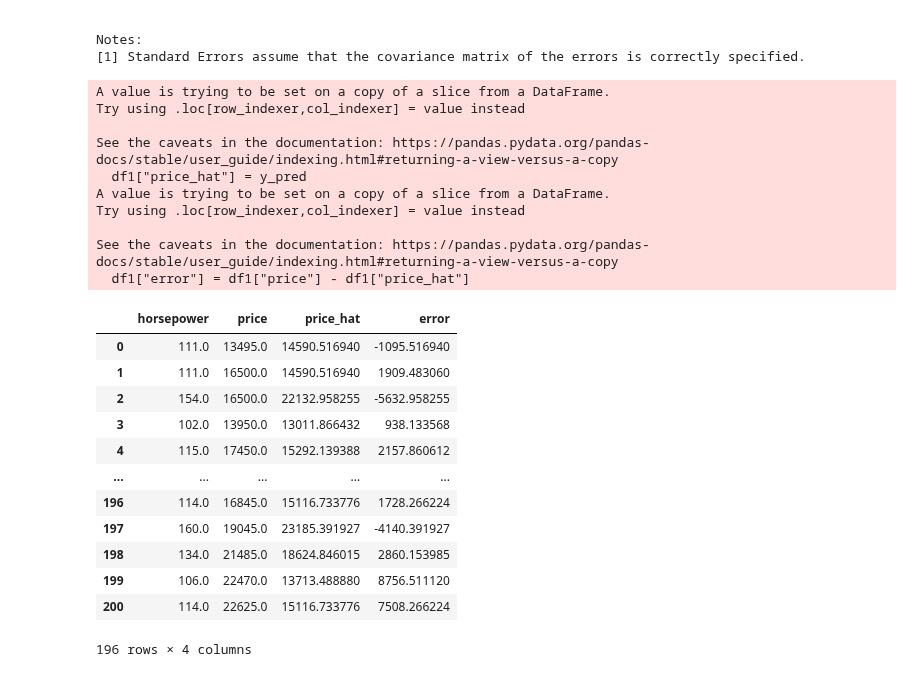
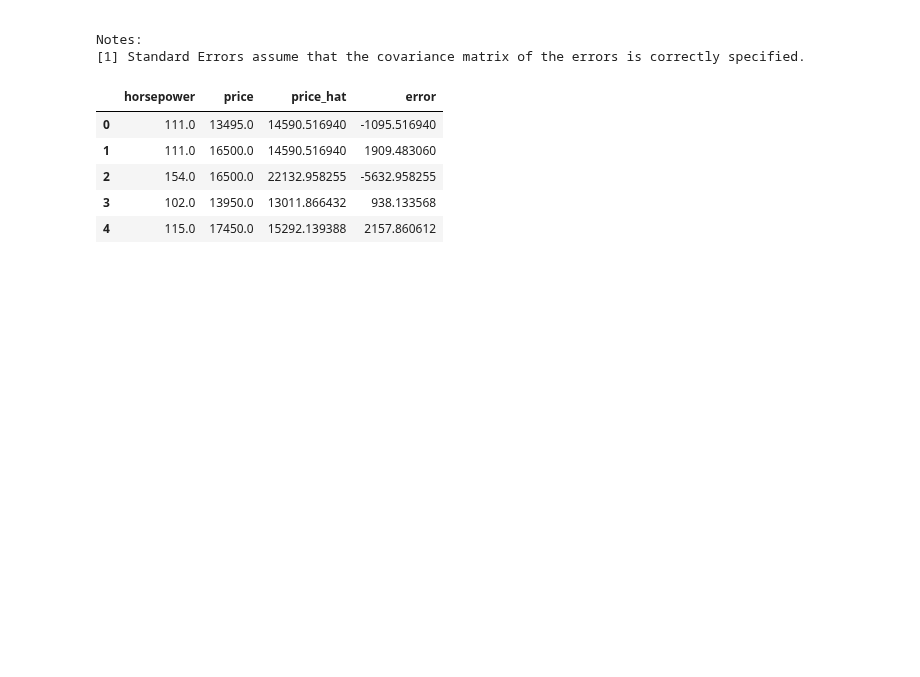
Before and after one commit to jgomezz/cpe_ciencia_datos_python, a Jupyter notebook: mod3_analitica_datos_python/semana_03_desarrollo_modelo.ipynb, the cells around one changed output. Cells and saved outputs as stored; diff of their text form; code cells hidden in the pictures; blank space fills up the shorter version.

```diff
--- a/mod3_analitica_datos_python/semana_03_desarrollo_modelo.ipynb
+++ b/mod3_analitica_datos_python/semana_03_desarrollo_modelo.ipynb
@@ -487,31 +487,16 @@ Notes:
 # %%
 x = df1['horsepower']
 #
 y_pred = results.predict(x)
-df1["price_hat"] = y_pred
-df1["error"] = df1["price"] - df1["price_hat"]
-df1
+
+df1.loc[:,"price_hat"] = y_pred
+df1.loc[:,"error"] = df1["price"] - df1["price_hat"]
+
+df1.head()
 # %% [output]
-A value is trying to be set on a copy of a slice from a DataFrame.
-Try using .loc[row_indexer,col_indexer] = value instead
-
-See the caveats in the documentation: https://pandas.pydata.org/pandas-docs/stable/user_guide/indexing.html#returning-a-view-versus-a-copy
-  df1["price_hat"] = y_pred
-A value is trying to be set on a copy of a slice from a DataFrame.
-Try using .loc[row_indexer,col_indexer] = value instead
-
-See the caveats in the documentation: https://pandas.pydata.org/pandas-docs/stable/user_guide/indexing.html#returning-a-view-versus-a-copy
-  df1["error"] = df1["price"] - df1["price_hat"]
 |  | horsepower | price | price_hat | error |
 | 0 | 111.0 | 13495.0 | 14590.516940 | -1095.516940 |
 | 1 | 111.0 | 16500.0 | 14590.516940 | 1909.483060 |
 | 2 | 154.0 | 16500.0 | 22132.958255 | -5632.958255 |
 | 3 | 102.0 | 13950.0 | 13011.866432 | 938.133568 |
 | 4 | 115.0 | 17450.0 | 15292.139388 | 2157.860612 |
-| ... | ... | ... | ... | ... |
-| 196 | 114.0 | 16845.0 | 15116.733776 | 1728.266224 |
-| 197 | 160.0 | 19045.0 | 23185.391927 | -4140.391927 |
-| 198 | 134.0 | 21485.0 | 18624.846015 | 2860.153985 |
-| 199 | 106.0 | 22470.0 | 13713.488880 | 8756.511120 |
-| 200 | 114.0 | 22625.0 | 15116.733776 | 7508.266224 |
-196 rows × 4 columns
```
